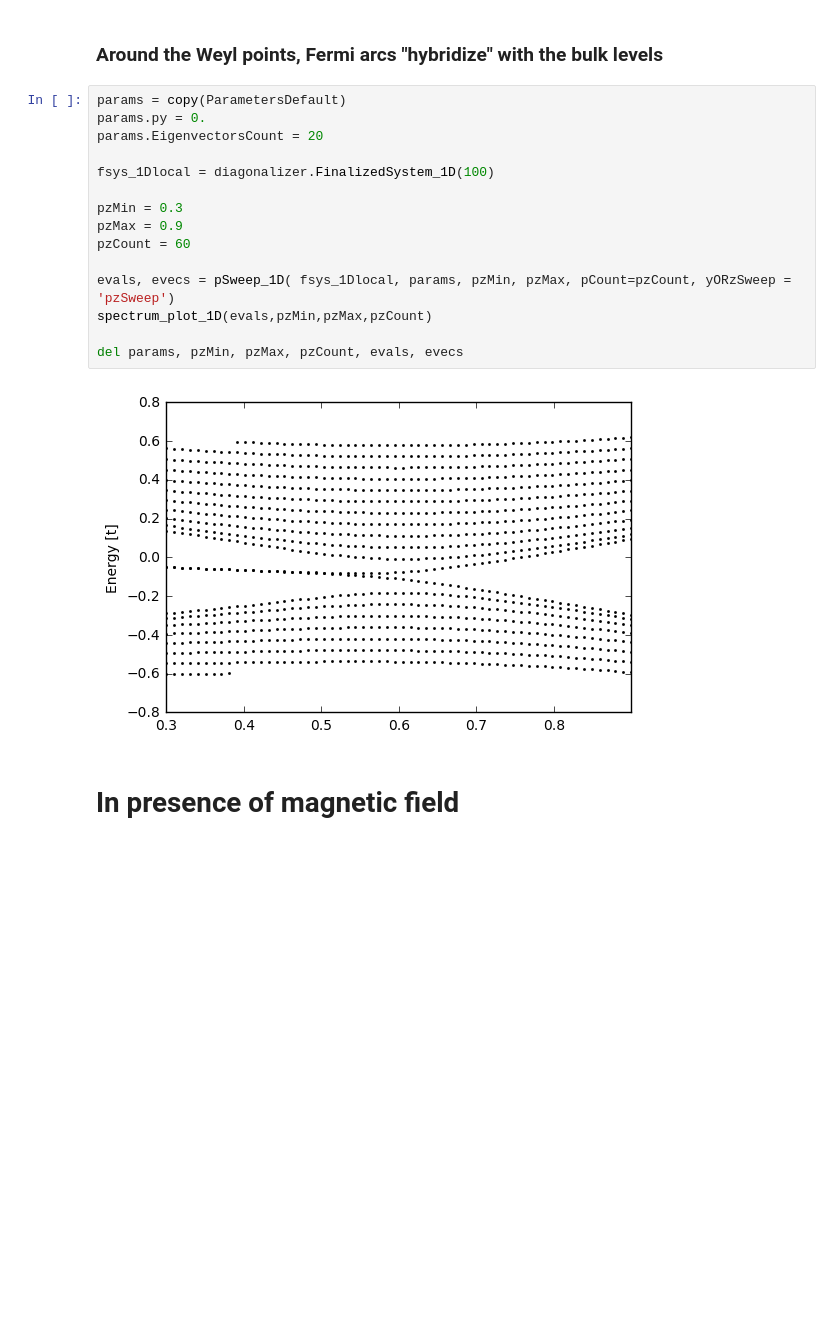
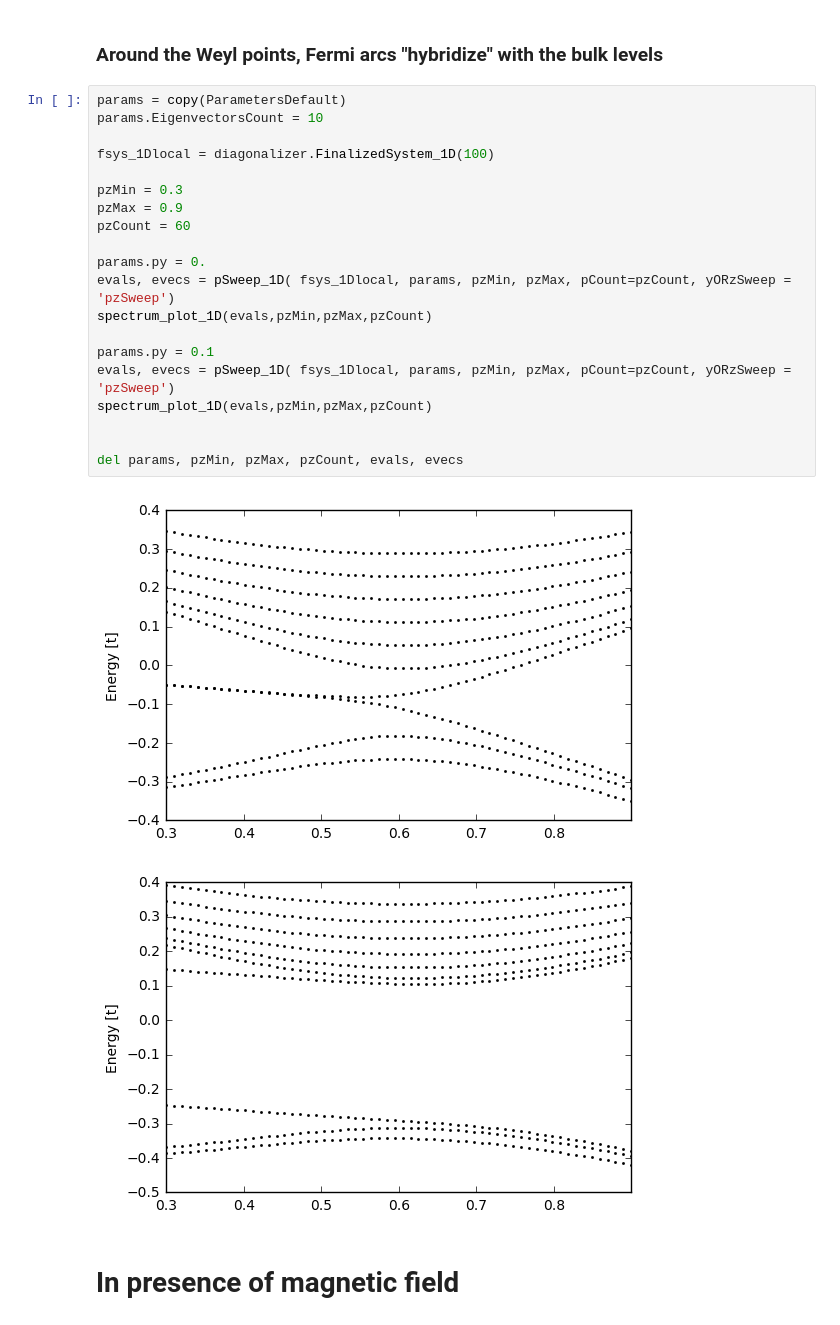
Before and after one commit to Artem-Ivashko/Vazifeh-Franz-magnetic-field, a Jupyter notebook: General-features.ipynb, the cells around one changed output. Cells and saved outputs as stored; diff of their text form; blank space fills up the shorter version.

```diff
--- a/General-features.ipynb
+++ b/General-features.ipynb
@@ -68,21 +71,27 @@ del params, evals, evecs
 ### Around the Weyl points, Fermi arcs "hybridize" with the bulk levels
 # %%
 params = copy(ParametersDefault)
-params.py = 0.
-params.EigenvectorsCount = 20
+params.EigenvectorsCount = 10
 
 fsys_1Dlocal = diagonalizer.FinalizedSystem_1D(100)
 
 pzMin = 0.3
 pzMax = 0.9
 pzCount = 60
 
+params.py = 0.
 evals, evecs = pSweep_1D( fsys_1Dlocal, params, pzMin, pzMax, pCount=pzCount, yORzSweep = 'pzSweep')
 spectrum_plot_1D(evals,pzMin,pzMax,pzCount)
 
+params.py = 0.1
+evals, evecs = pSweep_1D( fsys_1Dlocal, params, pzMin, pzMax, pCount=pzCount, yORzSweep = 'pzSweep')
+spectrum_plot_1D(evals,pzMin,pzMax,pzCount)
+
+
 del params, pzMin, pzMax, pzCount, evals, evecs
 # %% [output]
-[figure, old version]
+[figure, new version]
+[figure, added]
 # %% [markdown]
 # In presence of magnetic field
 # %%
```
Also changed, not shown: parts of 4 cells of this notebook, 1 other file.
